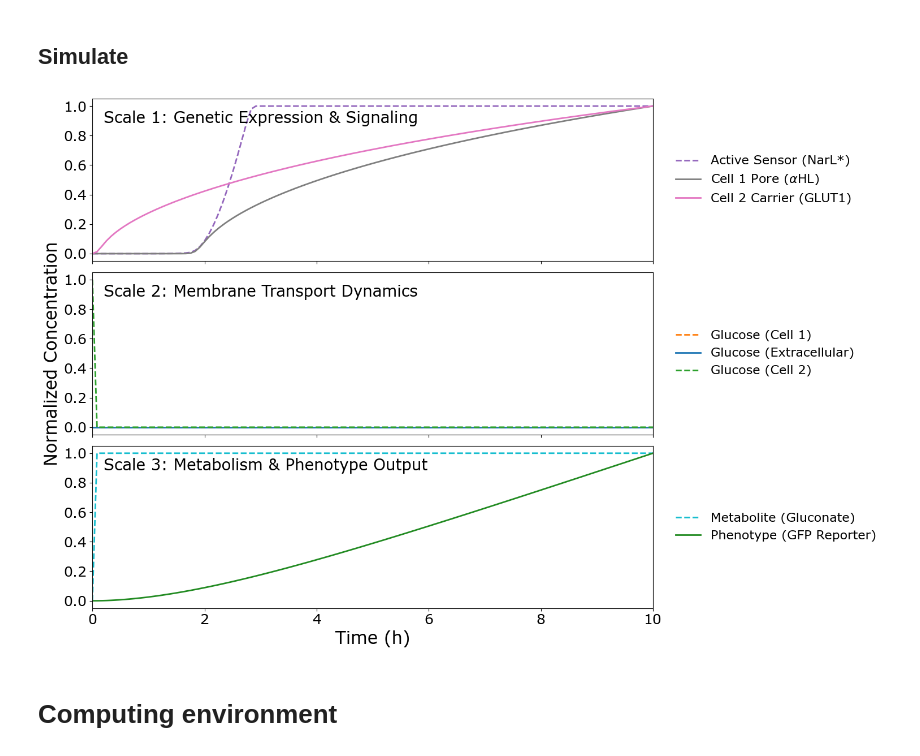
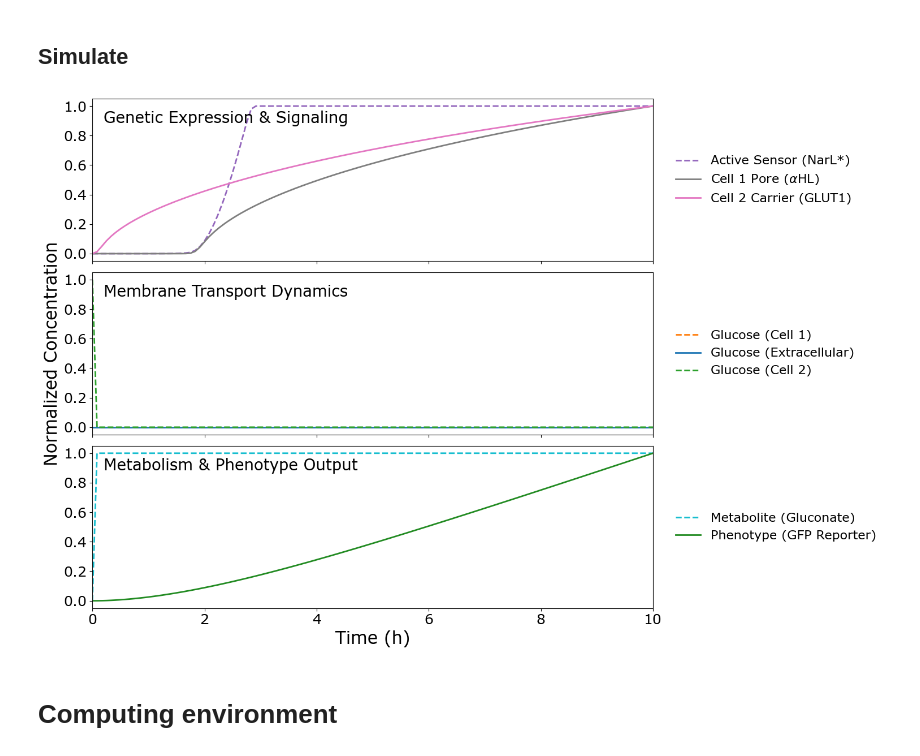
Before and after one commit to BuildACell/bioCRNpyler, a Jupyter notebook: examples/Specialized Tutorials/8. Multicellular_Transport.ipynb, the cells around one changed output. Drawn from its saved outputs; the diff is of its cells as text; code cells hidden in the pictures.

```diff
--- a/examples/Specialized Tutorials/8. Multicellular_Transport.ipynb
+++ b/examples/Specialized Tutorials/8. Multicellular_Transport.ipynb
@@ -287,6 +287,9 @@ try:
         initial_condition_dict=initial_concentration_dict,
     )
 
+    if R is None:
+        raise ValueError("Simulation returned None. Verify model parameters and initial condition species names.")
+
     time = timepoints / 3600
     lw = 2
 
@@ -330,37 +333,37 @@ try:
 
     # Annotate scales
     text_kwargs = dict(fontsize=20, fontstyle='normal', fontweight='bold', fontfamily='sans-serif')
-    ax0.text(0.02, 0.85, 'Scale 1: Genetic Expression & Signaling', transform=ax0.transAxes, **text_kwargs)
-    ax1.text(0.02, 0.85, 'Scale 2: Membrane Transport Dynamics', transform=ax1.transAxes, **text_kwargs)
-    ax2.text(0.02, 0.85, 'Scale 3: Metabolism & Phenotype Output', transform=ax2.transAxes, **text_kwargs)
+    ax0.text(0.02, 0.85, 'Genetic Expression & Signaling', transform=ax0.transAxes, **text_kwargs)
+    ax1.text(0.02, 0.85, 'Membrane Transport Dynamics', transform=ax1.transAxes, **text_kwargs)
+    ax2.text(0.02, 0.85, 'Metabolism & Phenotype Output', transform=ax2.transAxes, **text_kwargs)
 
     # Format ticks
     for ax in [ax0, ax1, ax2]:
         for tick in ax.get_yticklabels():
             tick.set_fontsize(18)
     for tick in ax2.get_xticklabels():
         tick.set_fontsize(18)
 
     # Hide x-ticks for top and middle plots
     plt.setp(ax0.get_xticklabels(), visible=False)
     plt.setp(ax1.get_xticklabels(), visible=False)
 
     # Labels
     ax2.set_xlabel('Time (h)', fontsize=22)
     ax1.set_ylabel('Normalized Concentration', color='black', fontsize=22)
 
     # Legends
     legend_kwargs = dict(fontsize=16, frameon=False, loc='center left', bbox_to_anchor=(1.02, 0.5))
     ax0.legend(**legend_kwargs)
     ax1.legend(**legend_kwargs)
     ax2.legend(**legend_kwargs)
 
     plt.tight_layout()
     plt.show()
 except ModuleNotFoundError:
     print('Please install the plotting libraries and dependencies.')
 # %% [output]
-[figure, old version]
+[figure, new version]
 # %% [markdown]
 # Computing environment
 # %%
```
